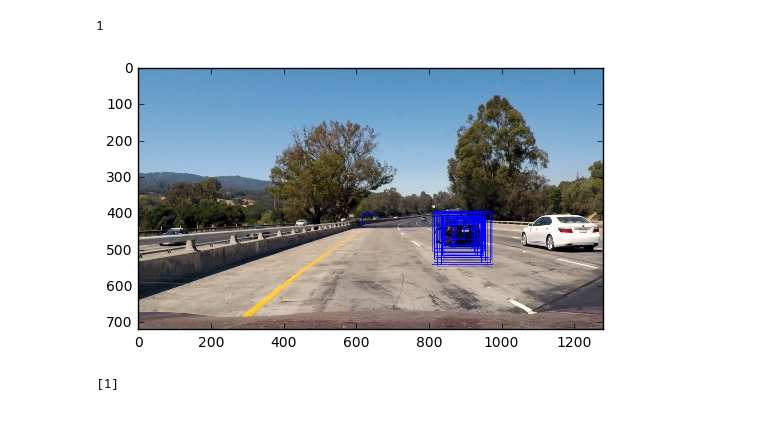
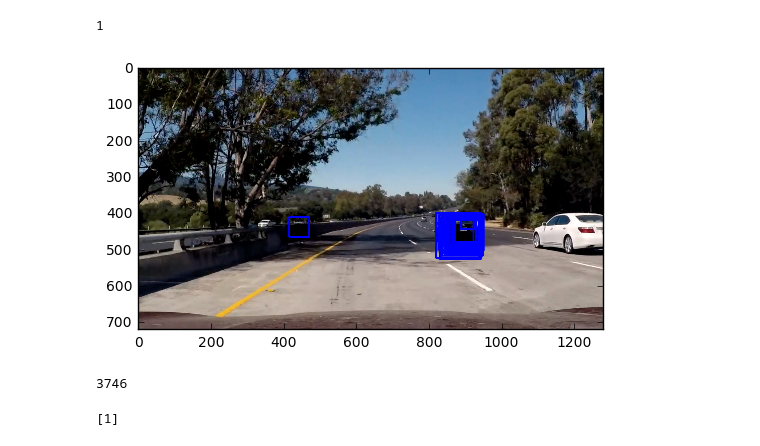
Before and after one commit to eigendreams/vehicle_tracking, a Jupyter notebook: Universal.ipynb, the cells around one changed output. Cells and saved outputs as stored; diff of their text form; code cells hidden in the pictures.

```diff
--- a/Universal.ipynb
+++ b/Universal.ipynb
@@ -446,6 +446,9 @@ thresholdedEvaluator(image,
 # %% [output]
 1
 # %%
+global counter
+counter = 0
+
 def draw_boxes(img,
                bboxes,
                color=(0, 0, 255),
@@ -466,7 +469,7 @@ def slide_window(img,
                  x_start_stop=[None, None],
                  y_center=None,
                  xy_window=(64, 64),
-                 x_overlap=0.8):
+                 x_overlap=0.75):
     # Compute the span of the region to be searched
     xspan = x_start_stop[1] - x_start_stop[0]
     # Compute the number of pixels per step in x/y
@@ -489,6 +492,8 @@ def slide_window(img,
         # Append window position to list iff car is found
         #plt.imshow(window_image)
         #plt.show()
+        global counter
+        counter = counter + 1
         if value:
             window_list.append( ( (np.int(startx), np.int(starty)), (np.int(endx), np.int(endy)) ) )
     # Return the list of windows
@@ -501,7 +506,8 @@ def slideAll(img,
              nlines = 20,
              nvariations = 4,
              pvariations = 0.25,
-             min_pixels = 32):
+             min_pixels = 40,
+             overlap = 0.75):
 
     # save all windows here
     window_list = []
@@ -565,11 +571,11 @@ def slideAll(img,
 
         #print((x_start, x_end, y_span, y_center_new))
 
-        if y_span < min_pixels:
+        if y_span < min_pixels / (1 - pvariations):
             # windows will be too small, no point going on
             break;
 
-        if abs(x_start - x_end) < min_pixels:
+        if abs(x_start - x_end) < min_pixels / (1 - pvariations):
             #idem
             break;
 
@@ -588,22 +594,25 @@ def slideAll(img,
                                               x_start_stop=[x_start, x_end],
                                               y_center=y_center_new,
                                               xy_window=(local_yspan, local_yspan),
-                                              x_overlap=0.8)
+                                              x_overlap=overlap)
 
     return window_list
 # %%
-img = mpimg.imread('test_images/test1.jpg')
+img = mpimg.imread('test_images/test5.jpg')
 window_list = slideAll( img,
                          nlines = 20,
                          nvariations = 3,
-                         pvariations = 0.25,
-                         min_pixels = 32)
+                         pvariations = 0.20,
+                         min_pixels = 32,
+                         overlap = 0.8 )
 # %%
-window_img = draw_boxes(img, window_list, color=(0, 0, 255), thick=1)
+window_img = draw_boxes(img, window_list, color=(0, 0, 255), thick=3)
 plt.imshow(window_img)
 plt.show()
+print(counter)
 # %% [output]
-[figure, old version]
+[figure, new version]
+3746
 # %%
 [1 for x in range(1)]
 # %% [output]
```
